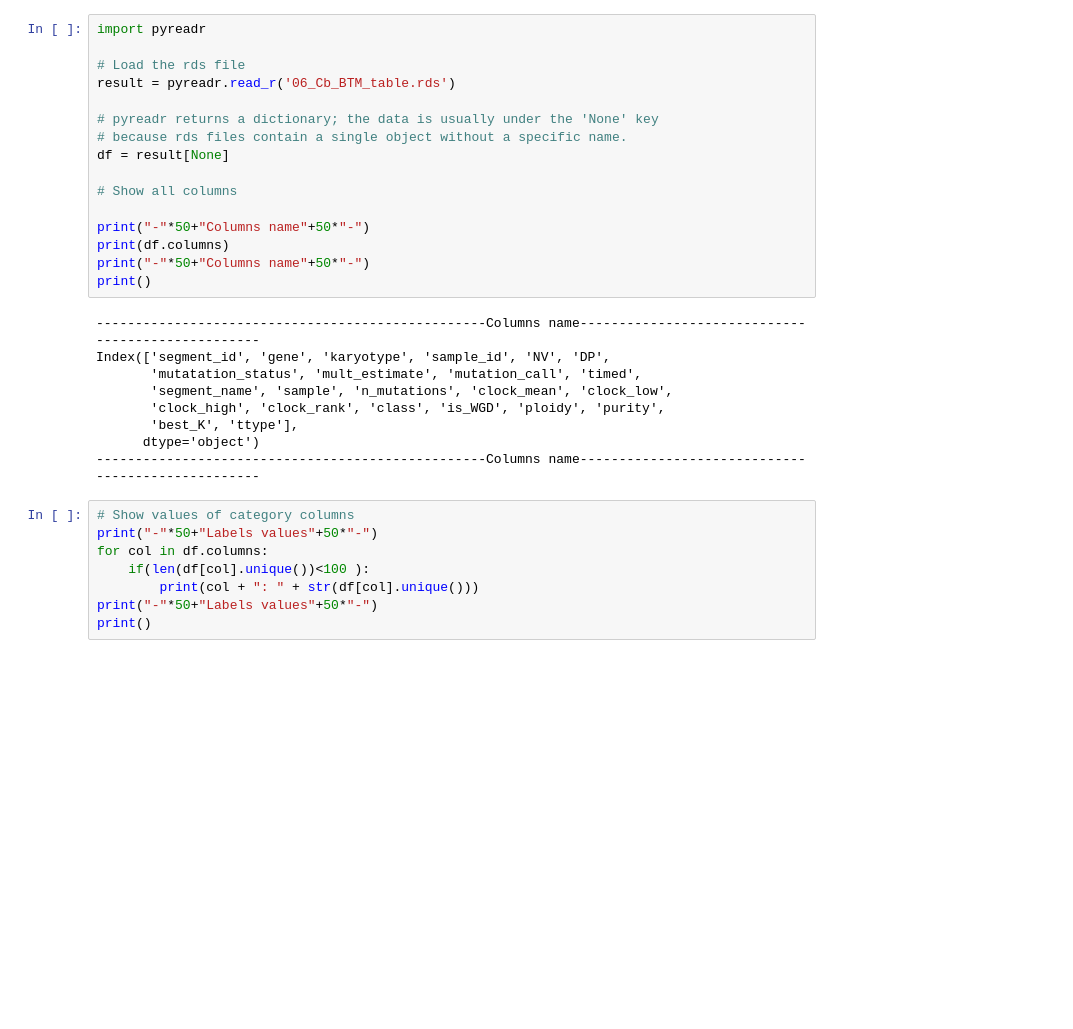
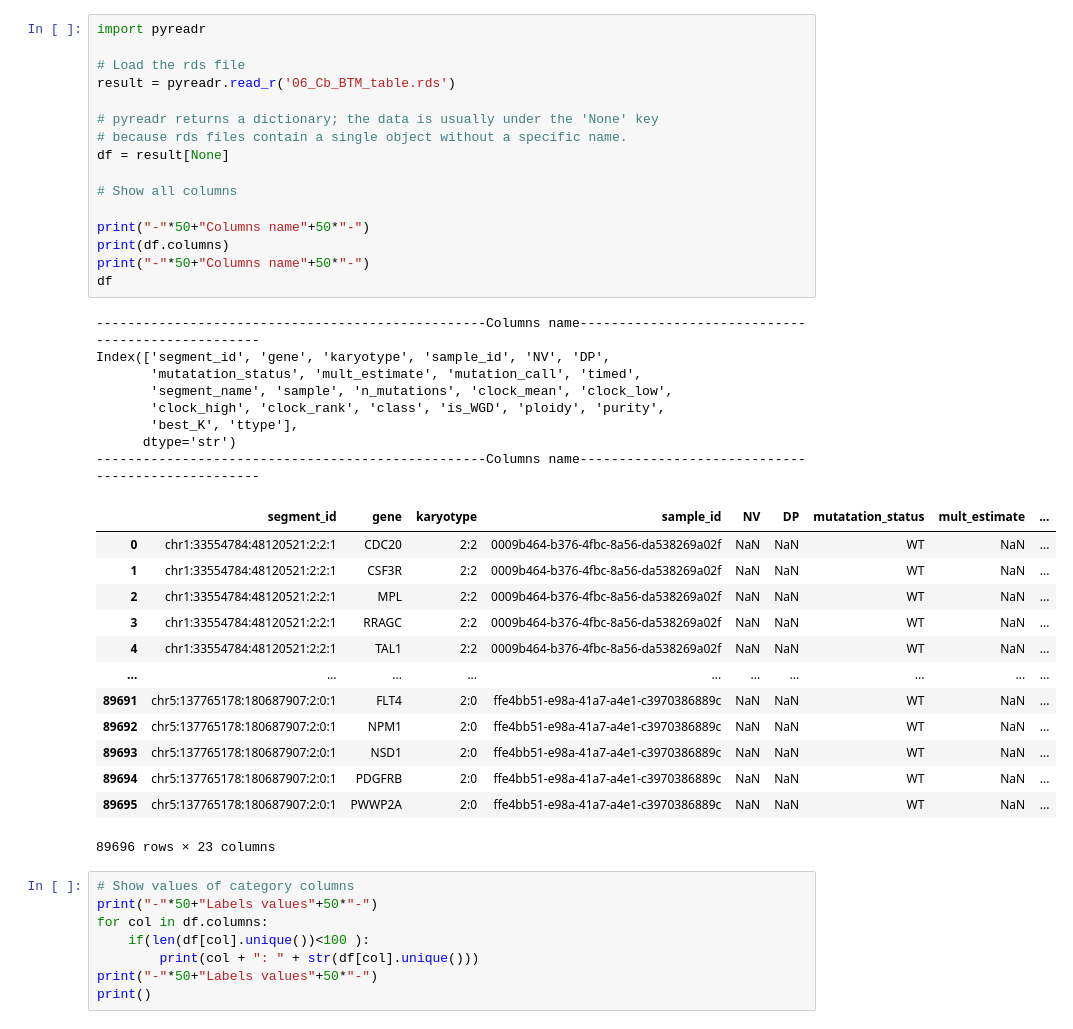
Before and after one commit to hifodbs/TikTakTuk, a Jupyter notebook: info_gather.ipynb, the cells around one changed output. Saved outputs shown, nothing was run; the diff lists cells and outputs as text; blank space fills up the shorter version.

```diff
--- a/info_gather.ipynb
+++ b/info_gather.ipynb
@@ -1,28 +1,41 @@
 # %%
 import pyreadr
 
 # Load the rds file
 result = pyreadr.read_r('06_Cb_BTM_table.rds')
 
 # pyreadr returns a dictionary; the data is usually under the 'None' key
 # because rds files contain a single object without a specific name.
 df = result[None]
 
 # Show all columns
 
 print("-"*50+"Columns name"+50*"-")
 print(df.columns)
 print("-"*50+"Columns name"+50*"-")
-print()
+df
 # %% [output]
 --------------------------------------------------Columns name--------------------------------------------------
 Index(['segment_id', 'gene', 'karyotype', 'sample_id', 'NV', 'DP',
        'mutatation_status', 'mult_estimate', 'mutation_call', 'timed',
        'segment_name', 'sample', 'n_mutations', 'clock_mean', 'clock_low',
        'clock_high', 'clock_rank', 'class', 'is_WGD', 'ploidy', 'purity',
        'best_K', 'ttype'],
-      dtype='object')
+      dtype='str')
 --------------------------------------------------Columns name--------------------------------------------------
+|  | segment_id | gene | karyotype | sample_id | NV | DP | mutatation_status | mult_estimate | ... |
+| 0 | chr1:33554784:48120521:2:2:1 | CDC20 | 2:2 | 0009b464-b376-4fbc-8a56-da538269a02f | NaN | NaN | WT | NaN | ... |
+| 1 | chr1:33554784:48120521:2:2:1 | CSF3R | 2:2 | 0009b464-b376-4fbc-8a56-da538269a02f | NaN | NaN | WT | NaN | ... |
+| 2 | chr1:33554784:48120521:2:2:1 | MPL | 2:2 | 0009b464-b376-4fbc-8a56-da538269a02f | NaN | NaN | WT | NaN | ... |
+| 3 | chr1:33554784:48120521:2:2:1 | RRAGC | 2:2 | 0009b464-b376-4fbc-8a56-da538269a02f | NaN | NaN | WT | NaN | ... |
+| 4 | chr1:33554784:48120521:2:2:1 | TAL1 | 2:2 | 0009b464-b376-4fbc-8a56-da538269a02f | NaN | NaN | WT | NaN | ... |
+| ... | ... | ... | ... | ... | ... | ... | ... | ... | ... |
+| 89691 | chr5:137765178:180687907:2:0:1 | FLT4 | 2:0 | ffe4bb51-e98a-41a7-a4e1-c3970386889c | NaN | NaN | WT | NaN | ... |
+| 89692 | chr5:137765178:180687907:2:0:1 | NPM1 | 2:0 | ffe4bb51-e98a-41a7-a4e1-c3970386889c | NaN | NaN | WT | NaN | ... |
+| 89693 | chr5:137765178:180687907:2:0:1 | NSD1 | 2:0 | ffe4bb51-e98a-41a7-a4e1-c3970386889c | NaN | NaN | WT | NaN | ... |
+| 89694 | chr5:137765178:180687907:2:0:1 | PDGFRB | 2:0 | ffe4bb51-e98a-41a7-a4e1-c3970386889c | NaN | NaN | WT | NaN | ... |
+| 89695 | chr5:137765178:180687907:2:0:1 | PWWP2A | 2:0 | ffe4bb51-e98a-41a7-a4e1-c3970386889c | NaN | NaN | WT | NaN | ... |
+89696 rows × 23 columns
 # %%
 # Show values of category columns
 print("-"*50+"Labels values"+50*"-")
```
Also changed, not shown: 1 other file.
